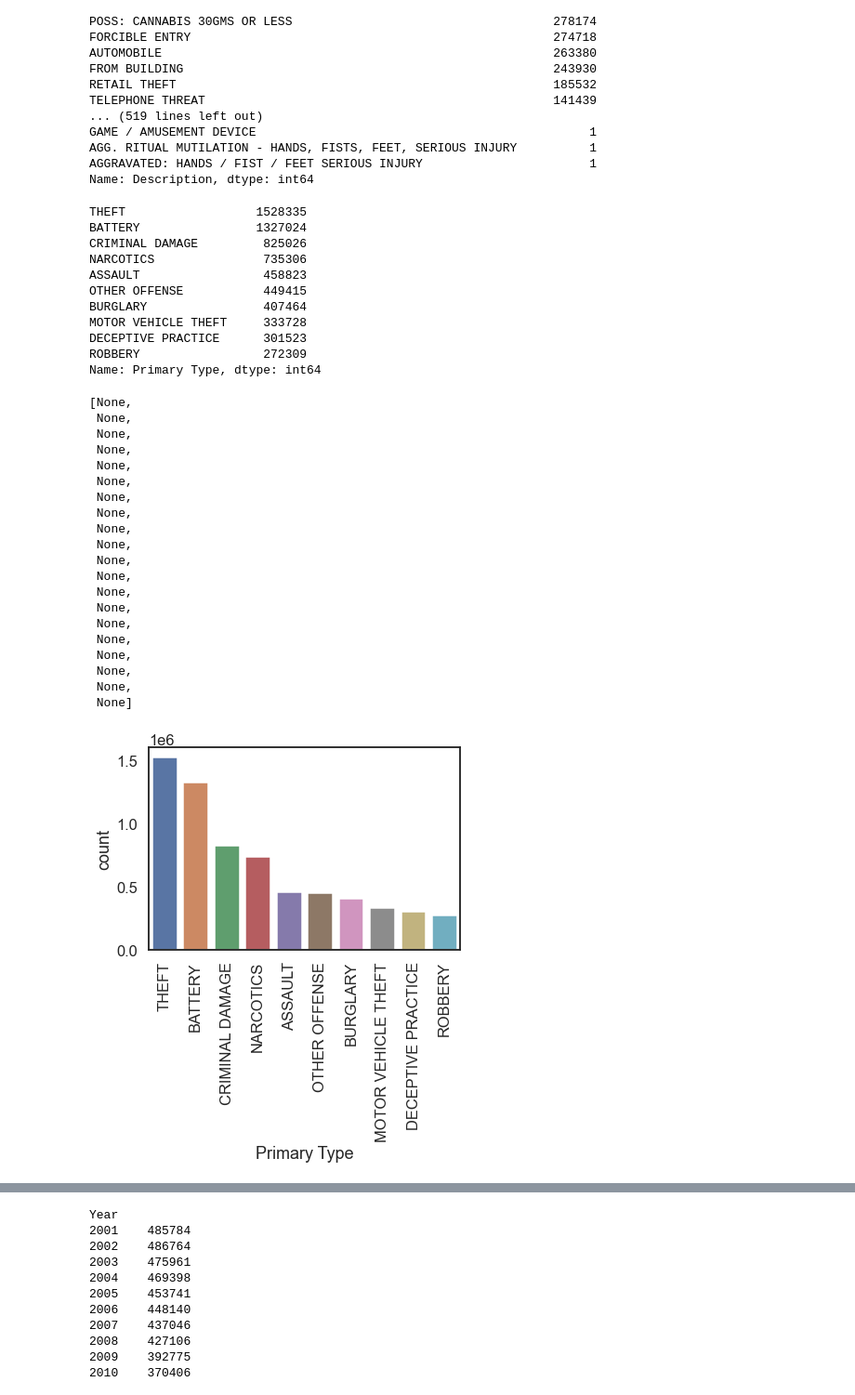
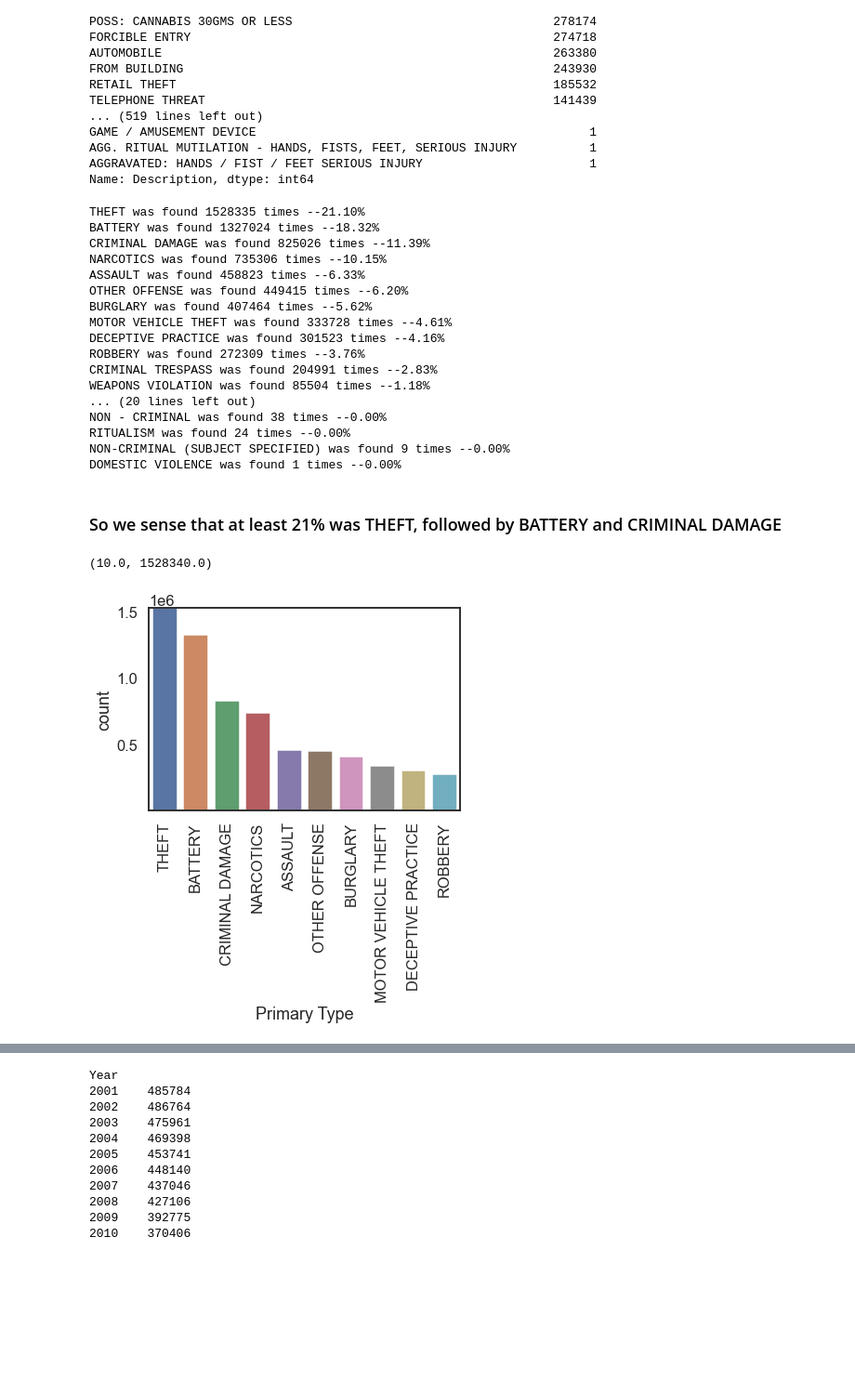
Before and after one commit to illusion995/test-repro, a Jupyter notebook: chicago2020/002_chicago_crimeRate.ipynb, the cells around one changed output, grey strips where cells are left out. Shown: that part at 93% size. Saved outputs shown, nothing was run; the diff lists cells and outputs as text; code cells hidden in the pictures; blank space fills up the shorter version.

Commit message:
Corrected some graphs and added more comments

```diff
--- a/chicago2020/002_chicago_crimeRate.ipynb
+++ b/chicago2020/002_chicago_crimeRate.ipynb
@@ -90,48 +122,47 @@ GAME / AMUSEMENT DEVICE                                              1
 AGG. RITUAL MUTILATION - HANDS, FISTS, FEET, SERIOUS INJURY          1
 AGGRAVATED: HANDS / FIST / FEET SERIOUS INJURY                       1
 Name: Description, dtype: int64
-# %%
-df['Primary Type'].value_counts().head(10)
-# %% [output]
-THEFT                  1528335
-BATTERY                1327024
-CRIMINAL DAMAGE         825026
-NARCOTICS               735306
-ASSAULT                 458823
-OTHER OFFENSE           449415
-BURGLARY                407464
-MOTOR VEHICLE THEFT     333728
-DECEPTIVE PRACTICE      301523
-ROBBERY                 272309
-Name: Primary Type, dtype: int64
+# %%
+df['Primary Type'].value_counts().head(10)
+
+total_records = 7244314
+
+def show_percent_type ( df, column ):
+    for val, cnt in df [column].value_counts().sort_values(ascending=False).iteritems():
+        #print( val, 'was found', cnt, 'times' + '-- ' + "{:.2f}".format((cnt *100/ total_records)),'%' )
+        print ( str(val) +' was found ' + str(cnt) + ' times --' + "{:.2f}".format((cnt *100/ total_records))+ '%' )
+
+show_percent_type (df, 'Primary Type')
+# %% [output]
+THEFT was found 1528335 times --21.10%
+BATTERY was found 1327024 times --18.32%
+CRIMINAL DAMAGE was found 825026 times --11.39%
+NARCOTICS was found 735306 times --10.15%
+ASSAULT was found 458823 times --6.33%
+OTHER OFFENSE was found 449415 times --6.20%
+BURGLARY was found 407464 times --5.62%
+MOTOR VEHICLE THEFT was found 333728 times --4.61%
+DECEPTIVE PRACTICE was found 301523 times --4.16%
+ROBBERY was found 272309 times --3.76%
+CRIMINAL TRESPASS was found 204991 times --2.83%
+WEAPONS VIOLATION was found 85504 times --1.18%
+... (20 lines left out)
+NON - CRIMINAL was found 38 times --0.00%
+RITUALISM was found 24 times --0.00%
+NON-CRIMINAL (SUBJECT SPECIFIED) was found 9 times --0.00%
+DOMESTIC VIOLENCE was found 1 times --0.00%
+# %% [markdown]
+### So we sense that at least 21% was THEFT, followed by BATTERY and CRIMINAL DAMAGE
 # %%
 import numpy as np
 import seaborn as sns
 import matplotlib.pyplot as plt
 sns.set_theme(style="white", context="talk")
 
 ax = sns.countplot(data=df, x='Primary Type', order=df['Primary Type'].value_counts().head(10).index)
 plt.setp(ax.get_xticklabels(), rotation=90)
+plt.ylim(10, 1528340)
 # %% [output]
-[None,
- None,
- None,
- None,
- None,
- None,
- None,
- None,
- None,
- None,
- None,
- None,
- None,
- None,
- None,
- None,
- None,
- None,
- None,
- None]
+(10.0, 1528340.0)
-[figure, old version]
+[figure, new version]
 # %% [markdown]
```
Also changed, not shown: parts of 9 cells of this notebook.
